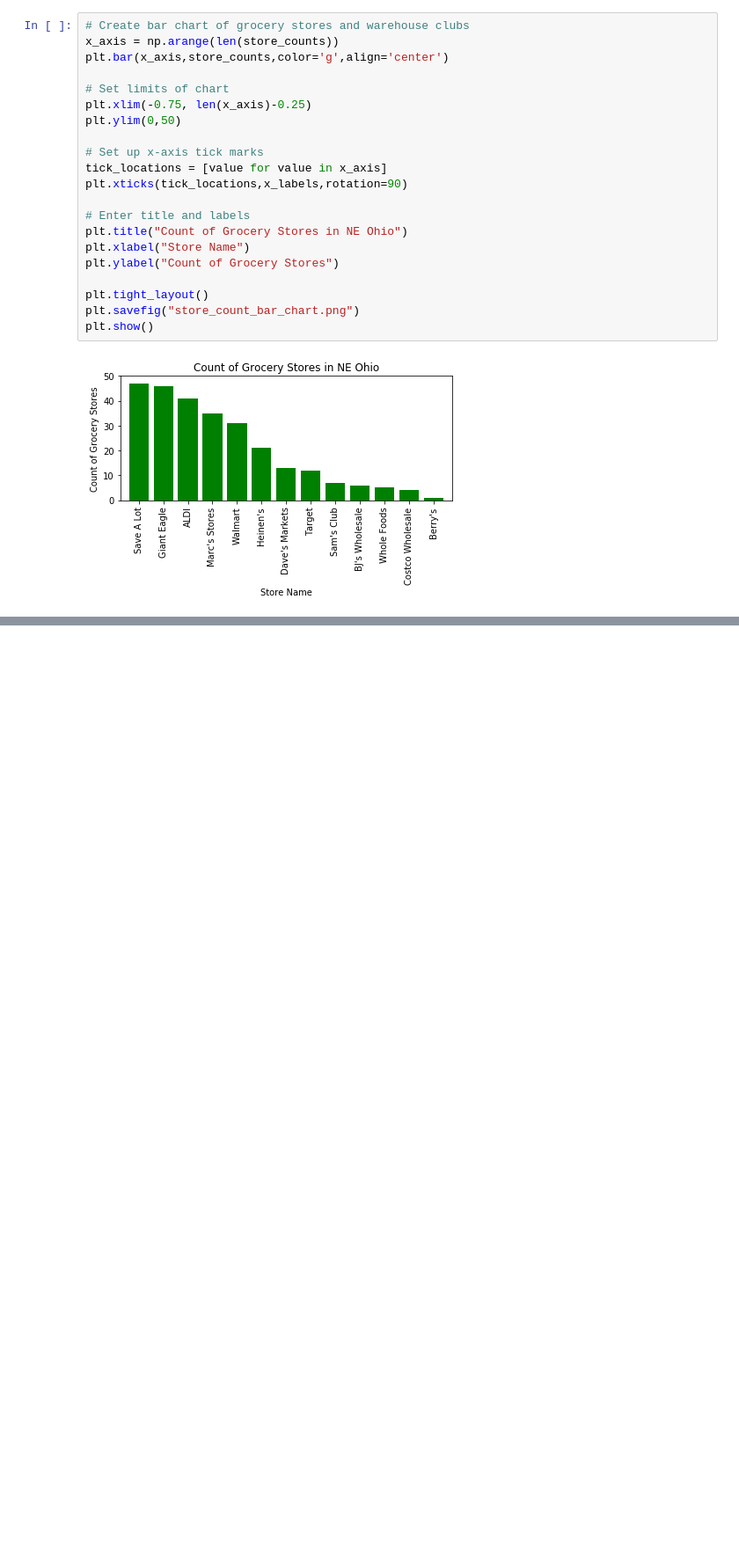
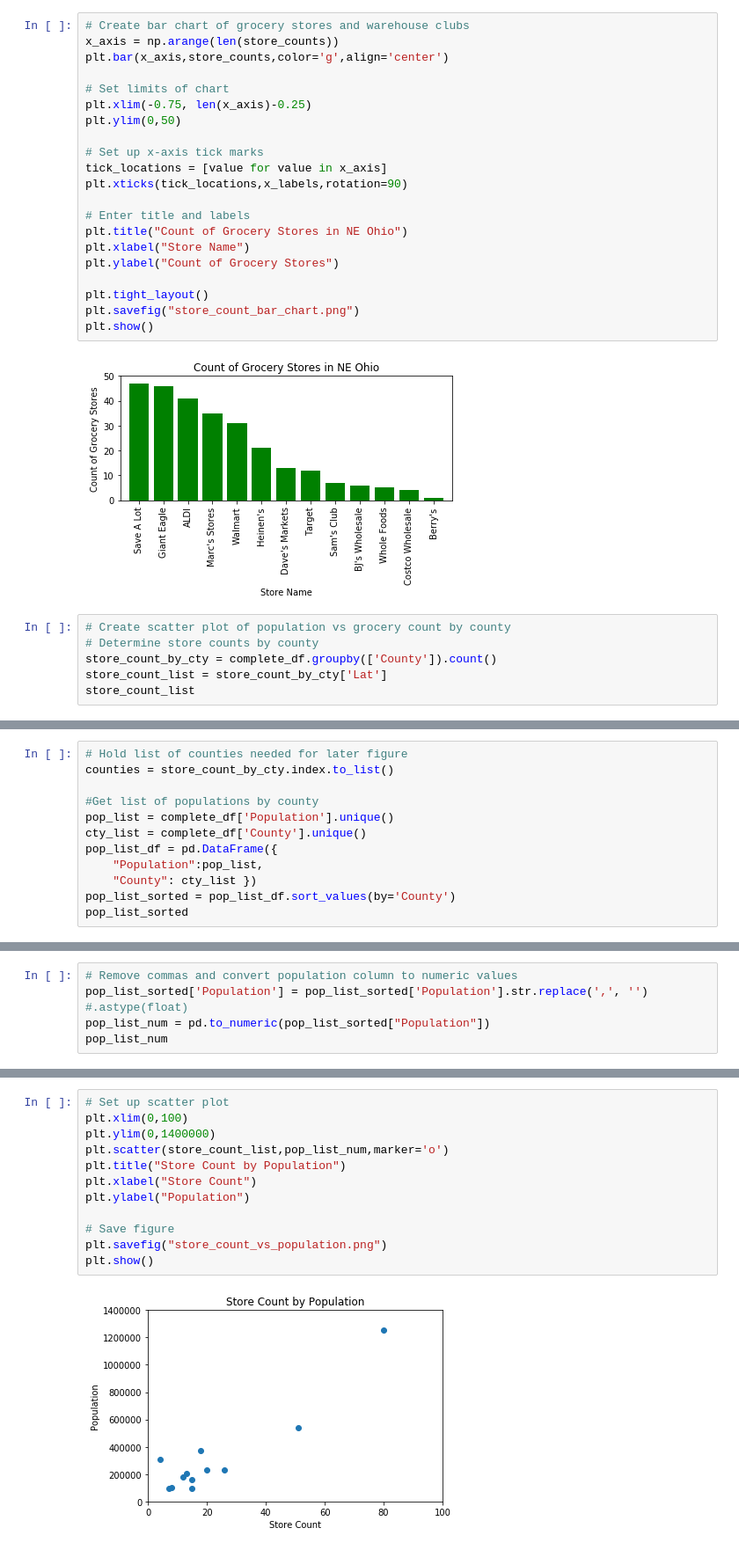
Before and after one commit to BenSnyder90/GroceryStoreAnalysis, a Jupyter notebook: storename_cleanup.ipynb, the cells around one changed output, grey strips where cells are left out. Shown at 88% size. Drawn from its saved outputs; the diff is of its cells as text; blank space fills up the shorter version.

Commit message:
added charts for store count by county and store count vs population

```diff
--- a/storename_cleanup.ipynb
+++ b/storename_cleanup.ipynb
@@ -374,3 +375,9 @@ plt.savefig("store_count_bar_chart.png")
 plt.show()
 # %% [output]
 [figure]
+# %%
+# Create scatter plot of population vs grocery count by county
+# Determine store counts by county
+store_count_by_cty = complete_df.groupby(['County']).count()
+store_count_list = store_count_by_cty['Lat']
+store_count_list
@@ -376,0 +399,12 @@ plt.show()
+# %%
+# Hold list of counties needed for later figure
+counties = store_count_by_cty.index.to_list()
+
+#Get list of populations by county
+pop_list = complete_df['Population'].unique()
+cty_list = complete_df['County'].unique()
+pop_list_df = pd.DataFrame({
+    "Population":pop_list,
+    "County": cty_list })
+pop_list_sorted = pop_list_df.sort_values(by='County')
+pop_list_sorted
@@ -376,0 +425,5 @@ plt.show()
+# %%
+# Remove commas and convert population column to numeric values
+pop_list_sorted['Population'] = pop_list_sorted['Population'].str.replace(',', '') #.astype(float)
+pop_list_num = pd.to_numeric(pop_list_sorted["Population"])
+pop_list_num
@@ -376,0 +444,14 @@ plt.show()
+# %%
+# Set up scatter plot
+plt.xlim(0,100)
+plt.ylim(0,1400000)
+plt.scatter(store_count_list,pop_list_num,marker='o')
+plt.title("Store Count by Population")
+plt.xlabel("Store Count")
+plt.ylabel("Population")
+
+# Save figure
+plt.savefig("store_count_vs_population.png")
+plt.show()
+# %% [output]
+[figure, added]
```
Also changed, not shown: parts of 6 cells of this notebook, 2 other files.
